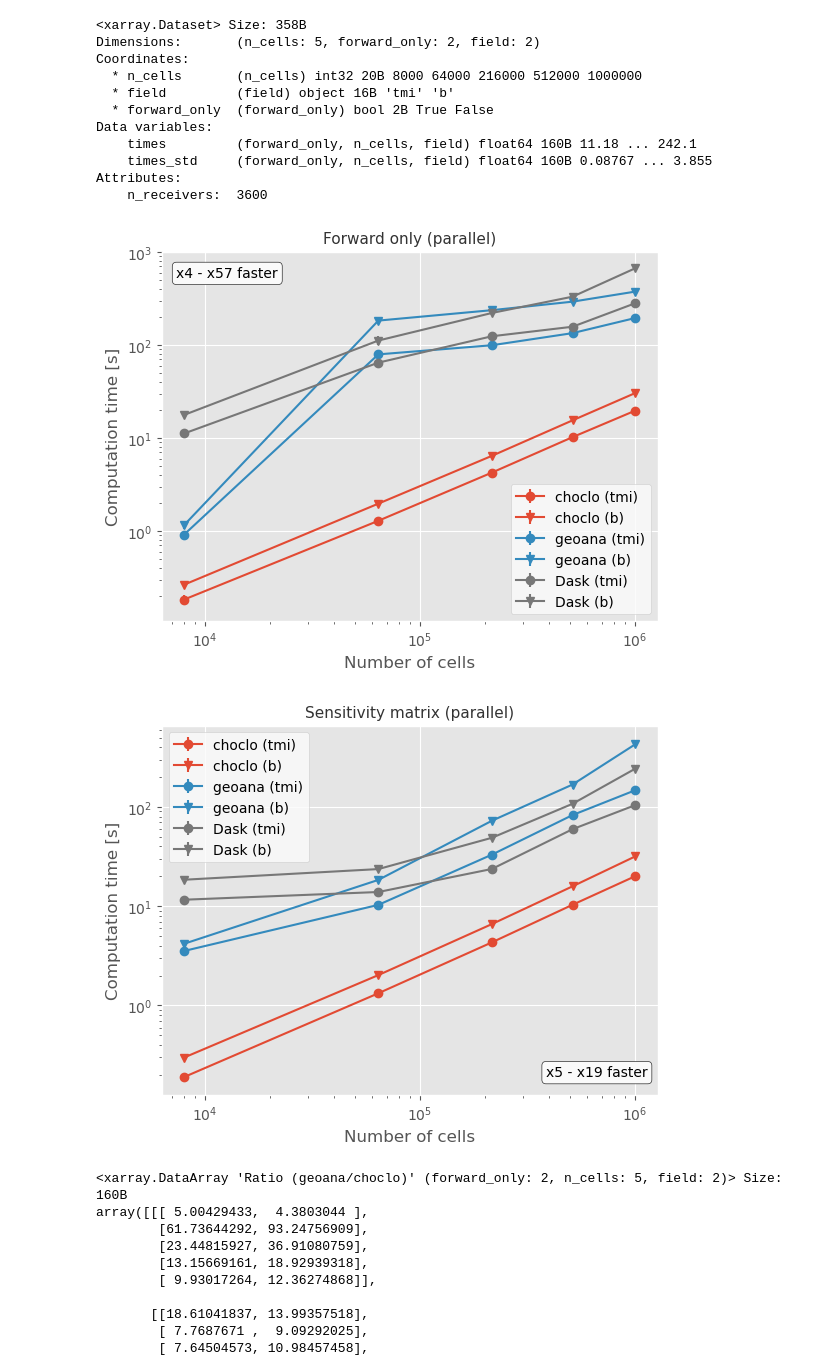
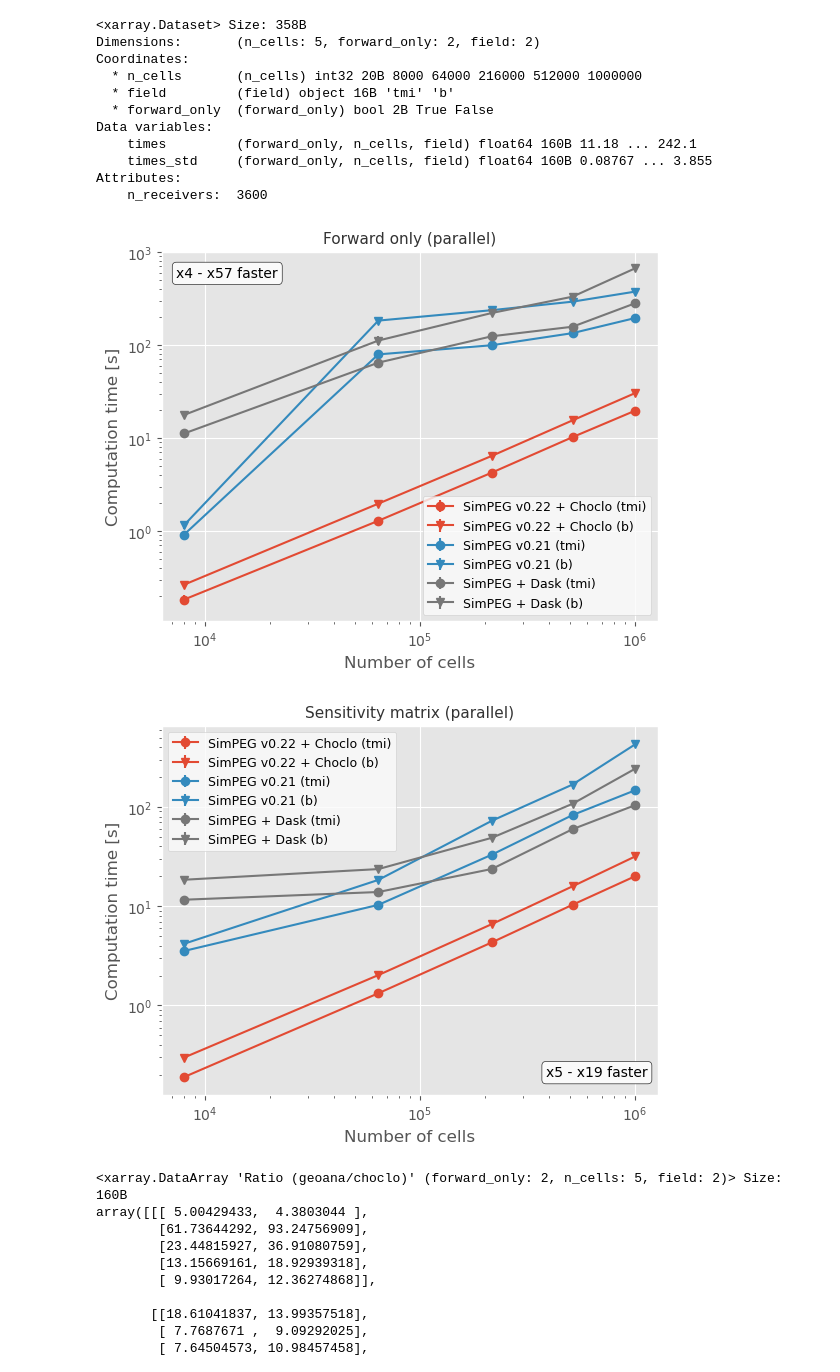
Before and after one commit to santisoler/simpeg-benchmarks-magnetic, a Jupyter notebook: code/figures.ipynb, the cells around one changed output. Saved outputs shown, nothing was run; the diff lists cells and outputs as text; code cells hidden in the pictures.

```diff
--- a/code/figures.ipynb
+++ b/code/figures.ipynb
@@ -7,6 +7,7 @@ import matplotlib.pyplot as plt
 # %%
 plt.style.use("ggplot")
 
+matplotlib.rcParams['legend.fontsize'] = 9
 matplotlib.rcParams["axes.titlesize"] = 11
 matplotlib.rcParams["axes.titlecolor"] = "#333333"
 matplotlib.rcParams["legend.facecolor"] = "#fbfbfb"
@@ -19,6 +20,20 @@ def get_title(forward_only, parallel):
     else:
         title += " (single thread)"
     return title
+
+
+def get_label(engine, field=None):
+    """Generate label for plot legends."""
+    match engine:
+        case "geoana":
+            label = "SimPEG v0.21"
+        case "choclo":
+            label = "SimPEG v0.22 + Choclo"
+        case _:
+            raise ValueError(f"Invalid engine '{engine}'.")
+    if field is not None:
+        label += f" ({field})"
+    return label
 
 
 def format_ratio(ratio):
@@ -50,6 +65,10 @@ for f in results_dir.iterdir():
 ../results/benchmarks-parallel-vector.nc
 ../results/benchmarks-serial-vector.nc
 ../results/benchmarks-threads-vector.nc
+# %%
+figs_dir = Path("..") / "figs"
+if not figs_dir.exists():
+    figs_dir.mkdir()
 # %% [markdown]
 ## Benchmarks using scalar susceptibility model
 # %% [markdown]
@@ -83,7 +102,8 @@ for forward_only in (True, False):
     for color, engine in zip(colors, ds.engine.values):
         for marker, field in zip(markers, ds.field.values):
             tmp = ds.sel(engine=engine, field=field, forward_only=forward_only)
-            plt.errorbar(tmp.n_cells, tmp.times, yerr=tmp.times_std, label=f"{engine} ({field})", marker=marker, color=color)
+            label = get_label(engine, field=field)
+            plt.errorbar(tmp.n_cells, tmp.times, yerr=tmp.times_std, label=label, marker=marker, color=color)
 
     # Compute ratii
     ratii = (
@@ -105,5 +125,9 @@ for forward_only in (True, False):
     plt.ylabel("Computation time [s]")
     plt.title(title)
     plt.legend()
+    plt.savefig(
+        figs_dir/ f"benchmark_scalar_serial_{'forward' if forward_only else 'matrix'}.png",
+        dpi=300,
+    )
     plt.show()
 # %% [output]
@@ -188,44 +212,50 @@ for forward_only in (True, False):
     for color, engine in zip(colors, ds.engine.values):
         for marker, field in zip(markers, ds.field.values):
             tmp = ds.sel(engine=engine, field=field, forward_only=forward_only)
-            plt.errorbar(tmp.n_cells, tmp.times, yerr=tmp.times_std, label=f"{engine} ({field})", marker=marker, color=color)
+            label = get_label(engine, field=field)
+            plt.errorbar(tmp.n_cells, tmp.times, yerr=tmp.times_std, label=label, marker=marker, color=color)
 
     for marker, field in zip(markers, dask.field.values):
         tmp = dask.sel(field=field, forward_only=forward_only)
-        plt.errorbar(tmp.n_cells, tmp.times, yerr=tmp.times_std, label=f"Dask ({field})", marker=marker, color=colors[3])
+        label = f"SimPEG + Dask ({field})"
+        plt.errorbar(tmp.n_cells, tmp.times, yerr=tmp.times_std, label=label, marker=marker, color=colors[3])
 
     # Compute ratii
     smaller_times = get_smaller_values(
         ds.times.sel(engine="geoana", forward_only=forward_only),
         dask.times.sel(forward_only=forward_only)
     )
     ratii = (
         smaller_times
         / ds.times.sel(engine="choclo", forward_only=forward_only)
     )
     text = get_ratii_text(ratii)
     if forward_only:
         loc, ha = (0.03, 0.93), "left"
     else:
         loc, ha = (0.98, 0.05), "right"
     plt.annotate(
         text,
         loc,
         xycoords="axes fraction",
         bbox=dict(boxstyle="round", fc="#fafafa", ec="#2e2e2e", alpha=1),
         ha=ha,
     )
 
     plt.xscale("log")
     plt.yscale("log")
     plt.xlabel("Number of cells")
     plt.ylabel("Computation time [s]")
     plt.title(title)
     plt.legend()
+    plt.savefig(
+        figs_dir/ f"benchmark_scalar_parallel_{'forward' if forward_only else 'matrix'}.png",
+        dpi=300,
+    )
     plt.show()
 # %% [output]
-[figure, old version]
+[figure, new version]
-[figure, old version]
+[figure, new version]
 # %%
 ratii = parallel.times.sel(engine="geoana") / parallel.times.sel(engine="choclo")
 ratii.name = "Ratio (geoana/choclo)"
```
Also changed, not shown: parts of 5 cells of this notebook, 12 other files.
